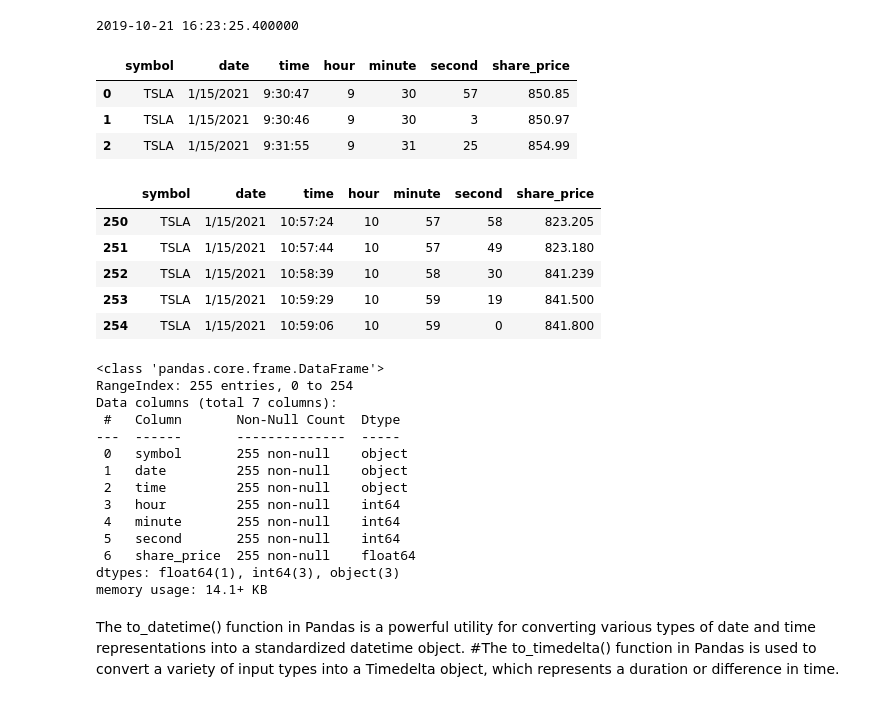
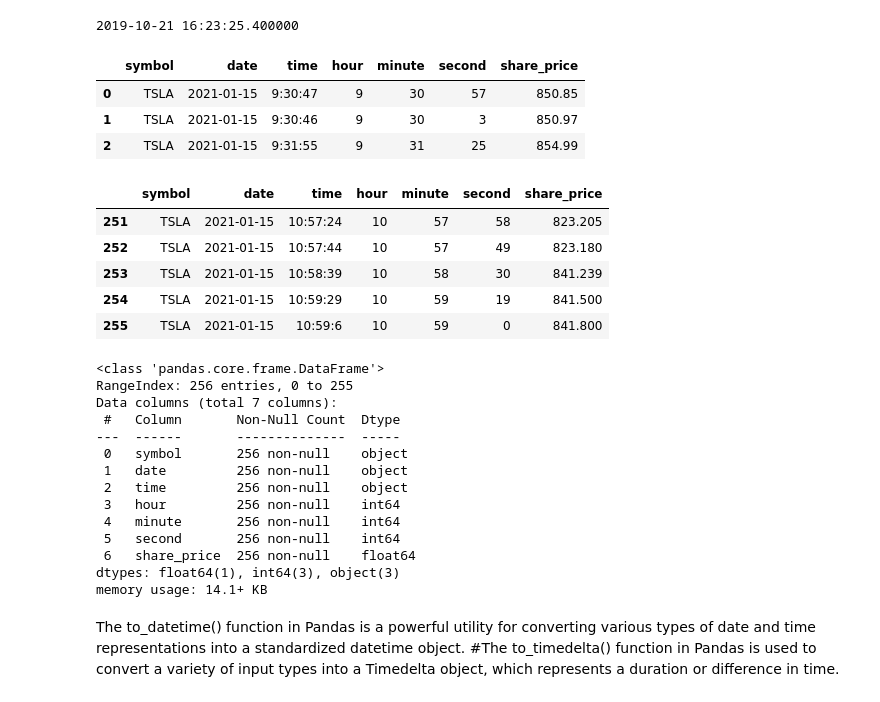
Before and after one commit to aruvins/Computational-Finance, a Jupyter notebook: Week5_Class-Edited.ipynb, the cells around one changed output. Drawn from its saved outputs; the diff is of its cells as text; code cells hidden in the pictures.

```diff
--- a/Week5_Class-Edited.ipynb
+++ b/Week5_Class-Edited.ipynb
@@ -211,37 +209,37 @@ print(dt)
 #We can record datetime up to the hour by the following¶
 # %%
 import pandas as pd
-tesla = pd.read_csv('tesla_example_week4.csv')
+tesla = pd.read_csv('dataFiles/tesla_example_week4.csv')
 tesla.head(3) # to print first three rows of the dataset
 # %% [output]
 |  | symbol | date | time | hour | minute | second | share_price |
-| 0 | TSLA | 1/15/2021 | 9:30:47 | 9 | 30 | 57 | 850.85 |
-| 1 | TSLA | 1/15/2021 | 9:30:46 | 9 | 30 | 3 | 850.97 |
-| 2 | TSLA | 1/15/2021 | 9:31:55 | 9 | 31 | 25 | 854.99 |
+| 0 | TSLA | 2021-01-15 | 9:30:47 | 9 | 30 | 57 | 850.85 |
+| 1 | TSLA | 2021-01-15 | 9:30:46 | 9 | 30 | 3 | 850.97 |
+| 2 | TSLA | 2021-01-15 | 9:31:55 | 9 | 31 | 25 | 854.99 |
 # %%
 tesla.tail() # to print last few rows of the dataset
 # %% [output]
 |  | symbol | date | time | hour | minute | second | share_price |
-| 250 | TSLA | 1/15/2021 | 10:57:24 | 10 | 57 | 58 | 823.205 |
-| 251 | TSLA | 1/15/2021 | 10:57:44 | 10 | 57 | 49 | 823.180 |
-| 252 | TSLA | 1/15/2021 | 10:58:39 | 10 | 58 | 30 | 841.239 |
-| 253 | TSLA | 1/15/2021 | 10:59:29 | 10 | 59 | 19 | 841.500 |
-| 254 | TSLA | 1/15/2021 | 10:59:06 | 10 | 59 | 0 | 841.800 |
+| 251 | TSLA | 2021-01-15 | 10:57:24 | 10 | 57 | 58 | 823.205 |
+| 252 | TSLA | 2021-01-15 | 10:57:44 | 10 | 57 | 49 | 823.180 |
+| 253 | TSLA | 2021-01-15 | 10:58:39 | 10 | 58 | 30 | 841.239 |
+| 254 | TSLA | 2021-01-15 | 10:59:29 | 10 | 59 | 19 | 841.500 |
+| 255 | TSLA | 2021-01-15 | 10:59:6 | 10 | 59 | 0 | 841.800 |
 # %%
 tesla.info() # info() method to print the dataset info
 # %% [output]
 <class 'pandas.core.frame.DataFrame'>
-RangeIndex: 255 entries, 0 to 254
+RangeIndex: 256 entries, 0 to 255
 Data columns (total 7 columns):
  #   Column       Non-Null Count  Dtype
 ---  ------       --------------  -----
- 0   symbol       255 non-null    object
- 1   date         255 non-null    object
- 2   time         255 non-null    object
- 3   hour         255 non-null    int64
- 4   minute       255 non-null    int64
- 5   second       255 non-null    int64
- 6   share_price  255 non-null    float64
+ 0   symbol       256 non-null    object
+ 1   date         256 non-null    object
+ 2   time         256 non-null    object
+ 3   hour         256 non-null    int64
+ 4   minute       256 non-null    int64
+ 5   second       256 non-null    int64
+ 6   share_price  256 non-null    float64
 dtypes: float64(1), int64(3), object(3)
 memory usage: 14.1+ KB
 # %%
```
Also changed, not shown: parts of 9 cells of this notebook, 2 other files.
